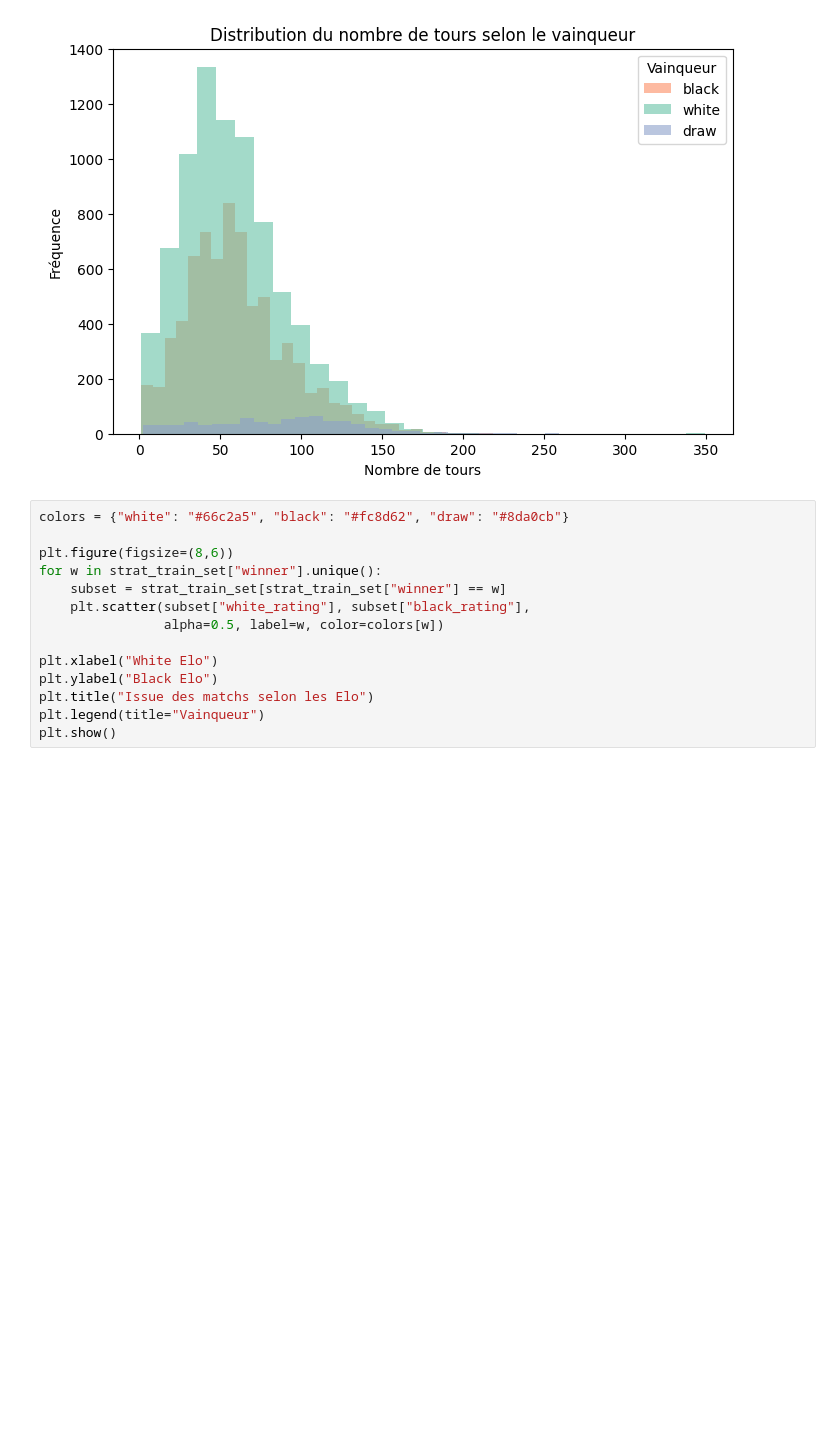
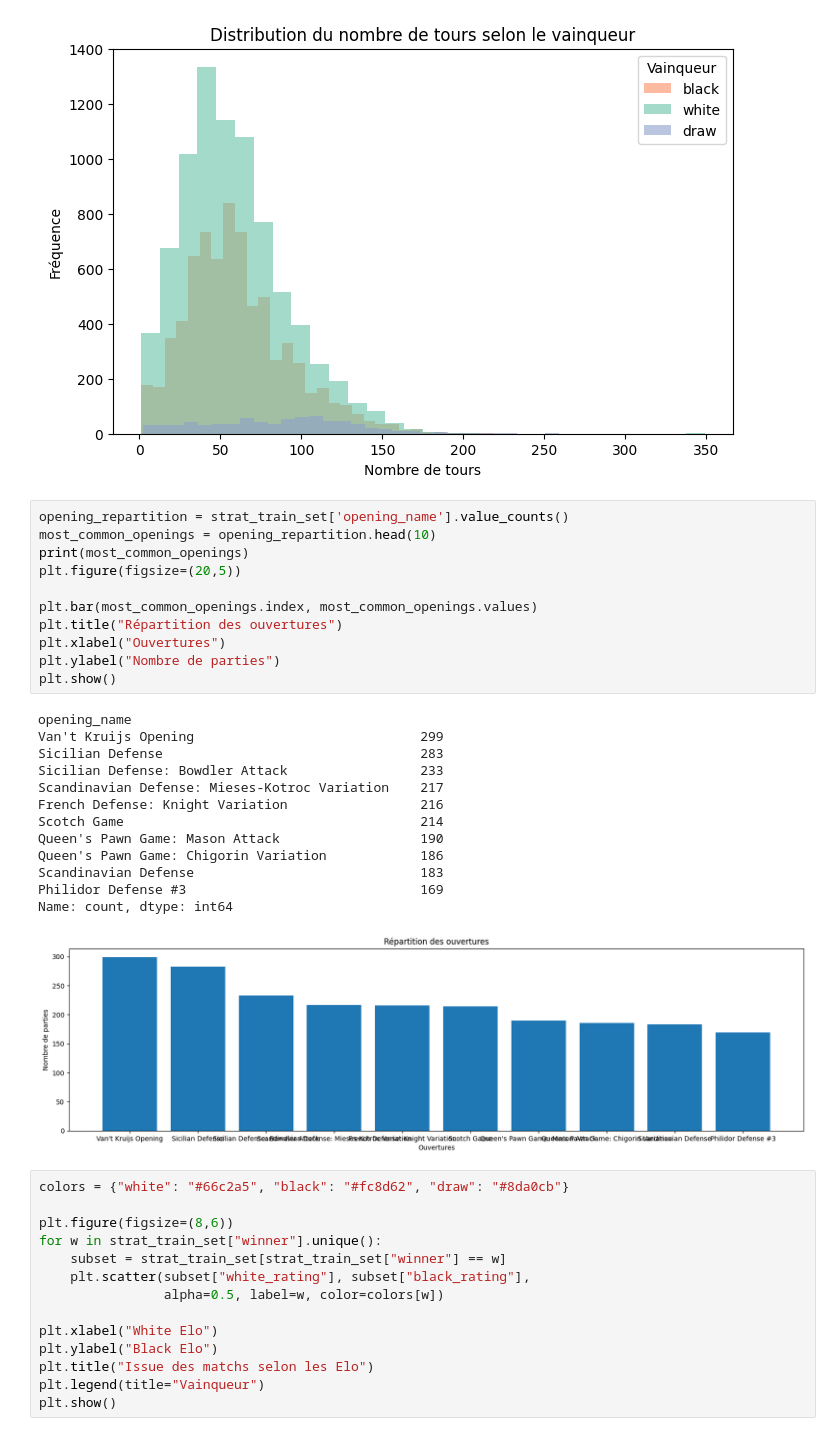
Before and after one commit to M4rwaneX/AAA_project, a Jupyter notebook: projet/projet.ipynb, the cells around one changed output. Drawn from its saved outputs; the diff is of its cells as text; blank space fills up the shorter version.

```diff
--- a/projet/projet.ipynb
+++ b/projet/projet.ipynb
@@ -85,6 +86,31 @@ plt.legend(title="Vainqueur")
 plt.show()
 # %% [output]
 [figure]
+# %%
+opening_repartition = strat_train_set['opening_name'].value_counts()
+most_common_openings = opening_repartition.head(10)
+print(most_common_openings)
+plt.figure(figsize=(20,5))
+
+plt.bar(most_common_openings.index, most_common_openings.values)
+plt.title("Répartition des ouvertures")
+plt.xlabel("Ouvertures")
+plt.ylabel("Nombre de parties")
+plt.show()
+# %% [output]
+opening_name
+Van't Kruijs Opening                             299
+Sicilian Defense                                 283
+Sicilian Defense: Bowdler Attack                 233
+Scandinavian Defense: Mieses-Kotroc Variation    217
+French Defense: Knight Variation                 216
+Scotch Game                                      214
+Queen's Pawn Game: Mason Attack                  190
+Queen's Pawn Game: Chigorin Variation            186
+Scandinavian Defense                             183
+Philidor Defense #3                              169
+Name: count, dtype: int64
+[figure, added]
 # %%
 colors = {"white": "#66c2a5", "black": "#fc8d62", "draw": "#8da0cb"}
 
```
Also changed, not shown: parts of 1 cell of this notebook.
